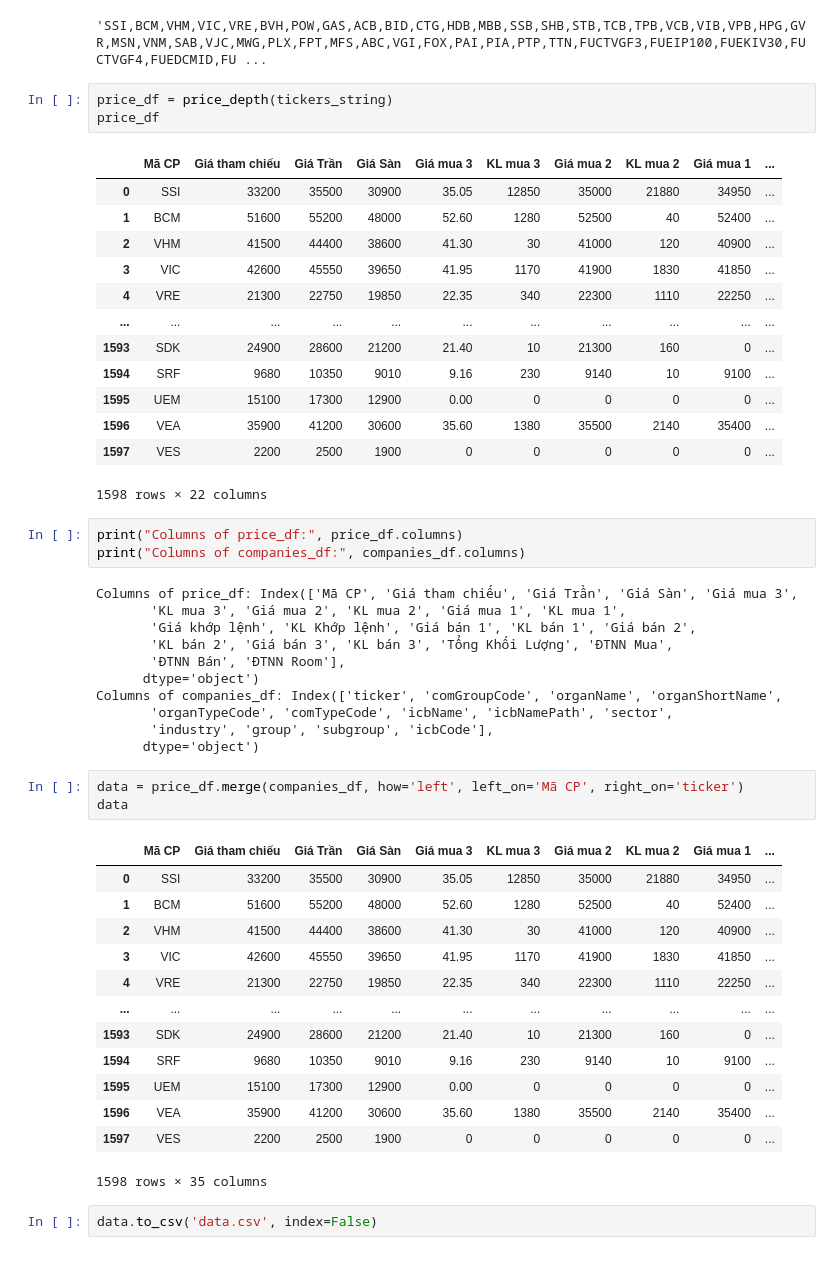
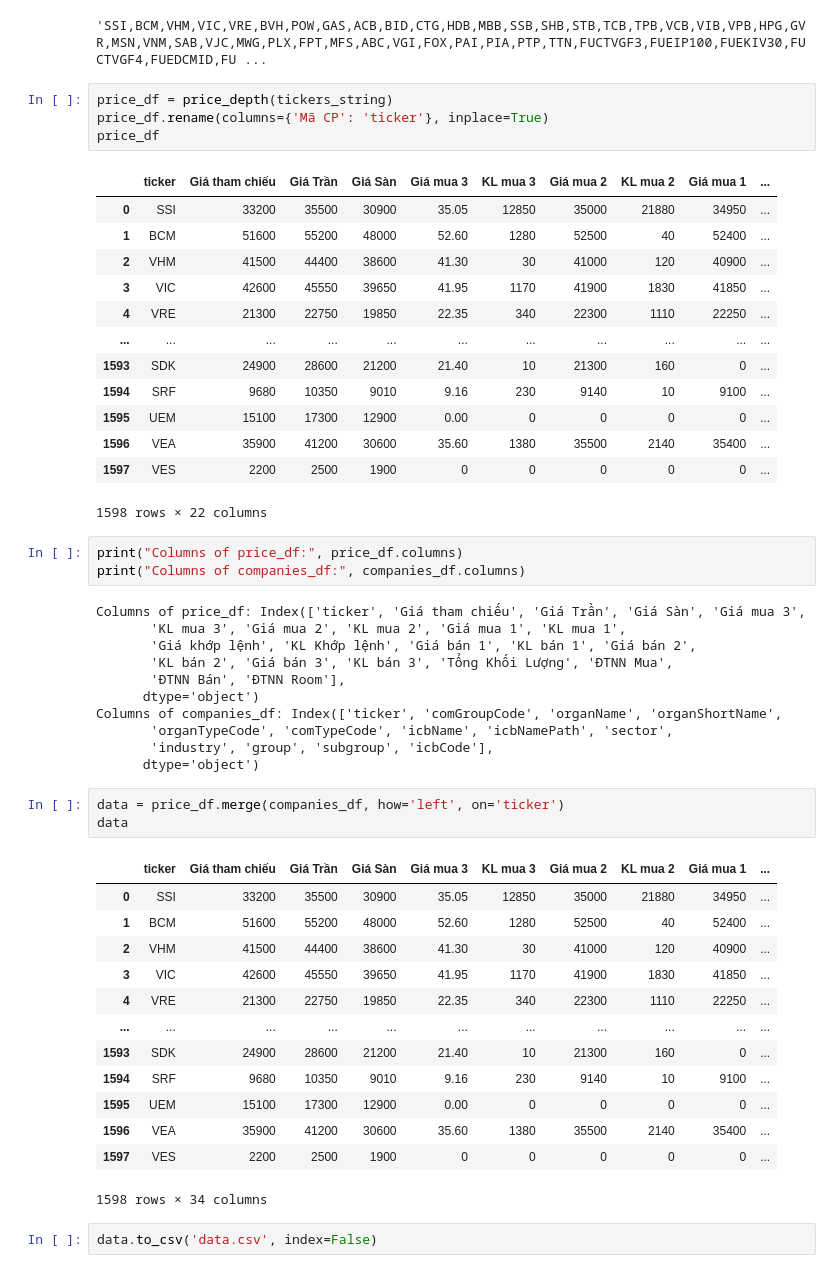
Before and after one commit to truonglongty/chatbot-for-vnstock, a Jupyter notebook: data/get_data.ipynb, the cells around one changed output. Cells and saved outputs as stored; diff of their text form.

```diff
--- a/data/get_data.ipynb
+++ b/data/get_data.ipynb
@@ -32,9 +32,10 @@ tickers_string
 'SSI,BCM,VHM,VIC,VRE,BVH,POW,GAS,ACB,BID,CTG,HDB,MBB,SSB,SHB,STB,TCB,TPB,VCB,VIB,VPB,HPG,GVR,MSN,VNM,SAB,VJC,MWG,PLX,FPT,MFS,ABC,VGI,FOX,PAI,PIA,PTP,TTN,FUCTVGF3,FUEIP100,FUEKIV30,FUCTVGF4,FUEDCMID,FU ...
 # %%
 price_df = price_depth(tickers_string)
+price_df.rename(columns={'Mã CP': 'ticker'}, inplace=True)
 price_df
 # %% [output]
-|  | Mã CP | Giá tham chiếu | Giá Trần | Giá Sàn | Giá mua 3 | KL mua 3 | Giá mua 2 | KL mua 2 | Giá mua 1 | ... |
+|  | ticker | Giá tham chiếu | Giá Trần | Giá Sàn | Giá mua 3 | KL mua 3 | Giá mua 2 | KL mua 2 | Giá mua 1 | ... |
 | 0 | SSI | 33200 | 35500 | 30900 | 35.05 | 12850 | 35000 | 21880 | 34950 | ... |
 | 1 | BCM | 51600 | 55200 | 48000 | 52.60 | 1280 | 52500 | 40 | 52400 | ... |
 | 2 | VHM | 41500 | 44400 | 38600 | 41.30 | 30 | 41000 | 120 | 40900 | ... |
@@ -51,7 +52,7 @@ price_df
 print("Columns of price_df:", price_df.columns)
 print("Columns of companies_df:", companies_df.columns)
 # %% [output]
-Columns of price_df: Index(['Mã CP', 'Giá tham chiếu', 'Giá Trần', 'Giá Sàn', 'Giá mua 3',
+Columns of price_df: Index(['ticker', 'Giá tham chiếu', 'Giá Trần', 'Giá Sàn', 'Giá mua 3',
        'KL mua 3', 'Giá mua 2', 'KL mua 2', 'Giá mua 1', 'KL mua 1',
        'Giá khớp lệnh', 'KL Khớp lệnh', 'Giá bán 1', 'KL bán 1', 'Giá bán 2',
        'KL bán 2', 'Giá bán 3', 'KL bán 3', 'Tổng Khối Lượng', 'ĐTNN Mua',
@@ -62,10 +63,10 @@ Columns of companies_df: Index(['ticker', 'comGroupCode', 'organName', 'organSho
        'industry', 'group', 'subgroup', 'icbCode'],
       dtype='object')
 # %%
-data = price_df.merge(companies_df, how='left', left_on='Mã CP', right_on='ticker')
+data = price_df.merge(companies_df, how='left', on='ticker')
 data
 # %% [output]
-|  | Mã CP | Giá tham chiếu | Giá Trần | Giá Sàn | Giá mua 3 | KL mua 3 | Giá mua 2 | KL mua 2 | Giá mua 1 | ... |
+|  | ticker | Giá tham chiếu | Giá Trần | Giá Sàn | Giá mua 3 | KL mua 3 | Giá mua 2 | KL mua 2 | Giá mua 1 | ... |
 | 0 | SSI | 33200 | 35500 | 30900 | 35.05 | 12850 | 35000 | 21880 | 34950 | ... |
 | 1 | BCM | 51600 | 55200 | 48000 | 52.60 | 1280 | 52500 | 40 | 52400 | ... |
 | 2 | VHM | 41500 | 44400 | 38600 | 41.30 | 30 | 41000 | 120 | 40900 | ... |
@@ -77,6 +78,6 @@ data
 | 1595 | UEM | 15100 | 17300 | 12900 | 0.00 | 0 | 0 | 0 | 0 | ... |
 | 1596 | VEA | 35900 | 41200 | 30600 | 35.60 | 1380 | 35500 | 2140 | 35400 | ... |
 | 1597 | VES | 2200 | 2500 | 1900 | 0 | 0 | 0 | 0 | 0 | ... |
-1598 rows × 35 columns
+1598 rows × 34 columns
 # %%
 data.to_csv('data.csv', index=False)
```
Also changed, not shown: 1 other file.
